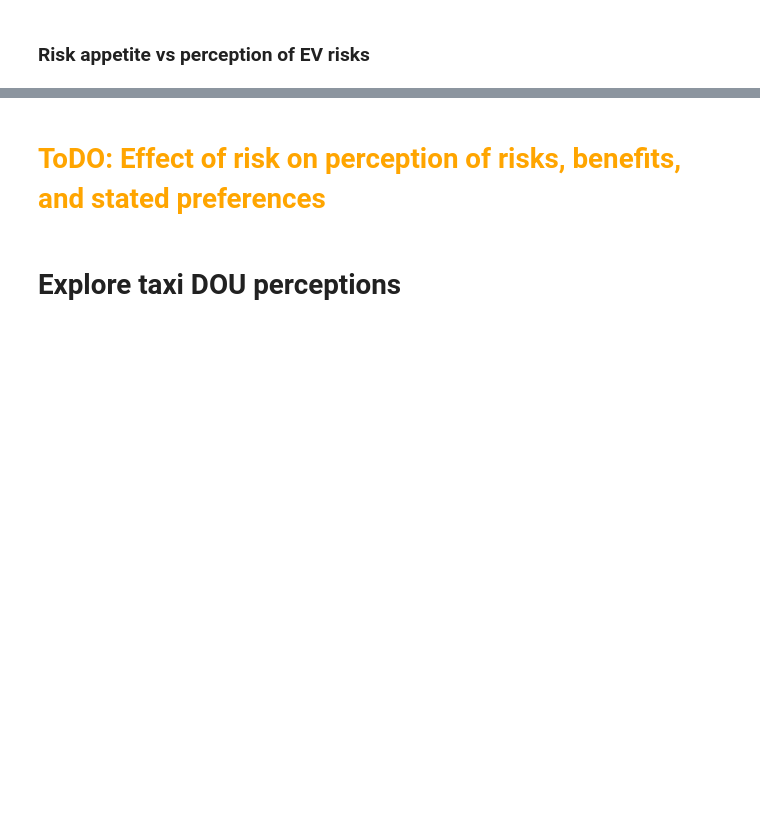
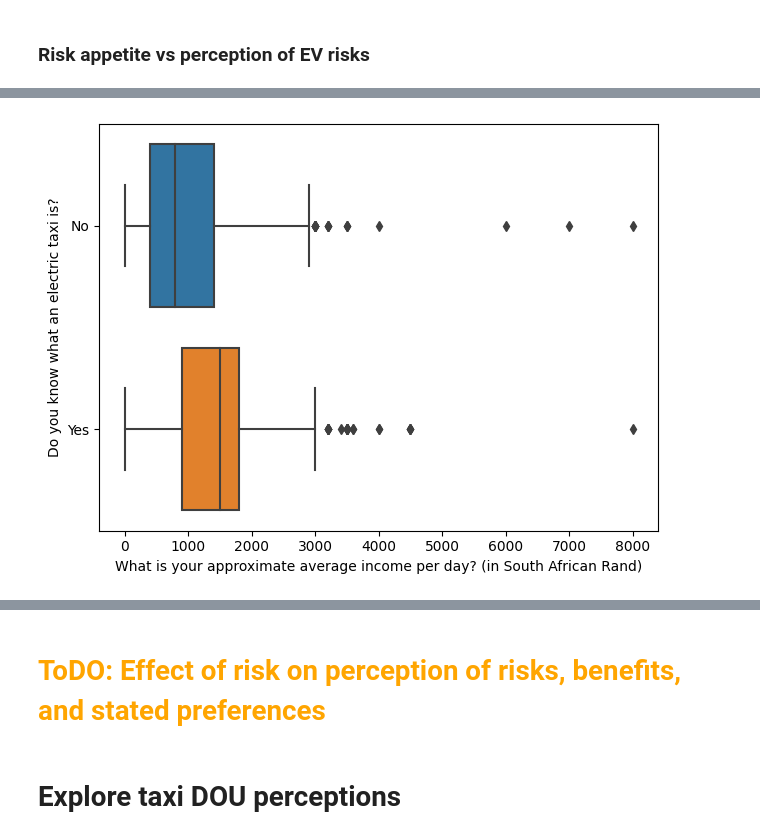
Before and after one commit to ChullEPG/taxi-survey, a Jupyter notebook: taxi_explore_perceptions.ipynb, the cells around one changed output, grey strips where cells are left out. Cells and saved outputs as stored; diff of their text form; code cells hidden in the pictures; blank space fills up the shorter version.

```diff
--- a/taxi_explore_perceptions.ipynb
+++ b/taxi_explore_perceptions.ipynb
@@ -338,0 +465,17 @@ plt.show()
+# %%
+# Income by knowledge of e-taxi
+df_cleaned = df[(df[driver_questions[6]] < 10000) & (df[driver_questions[6]].notnull())]
+
+boxplot_df = pd.concat([df_cleaned[driver_questions[6]], df_cleaned[driver_questions[7]]], axis = 1)
+ax = sns.boxplot(x = boxplot_df.columns[0], y = boxplot_df.columns[1], data = boxplot_df)
+plt.ylabel('Do you know what an electric taxi is?')
+plt.tight_layout()
+plt.savefig('figures/income_vs_knowledge_of_etaxi.png')
+plt.show()
+
+#t-test between the means of the two groups (yes and no)
+df_cleaned.groupby(driver_questions[7]).agg({driver_questions[6]: 'mean'})
+
+t_test = ttest_ind(df_cleaned[df_cleaned[driver_questions[7]] == 'Yes'][driver_questions[6]], df_cleaned[df_cleaned[driver_questions[7]] == 'No'][driver_questions[6]])
+# %% [output]
+[figure, added]
```
Also changed, not shown: parts of 31 cells of this notebook, 1 other file.
